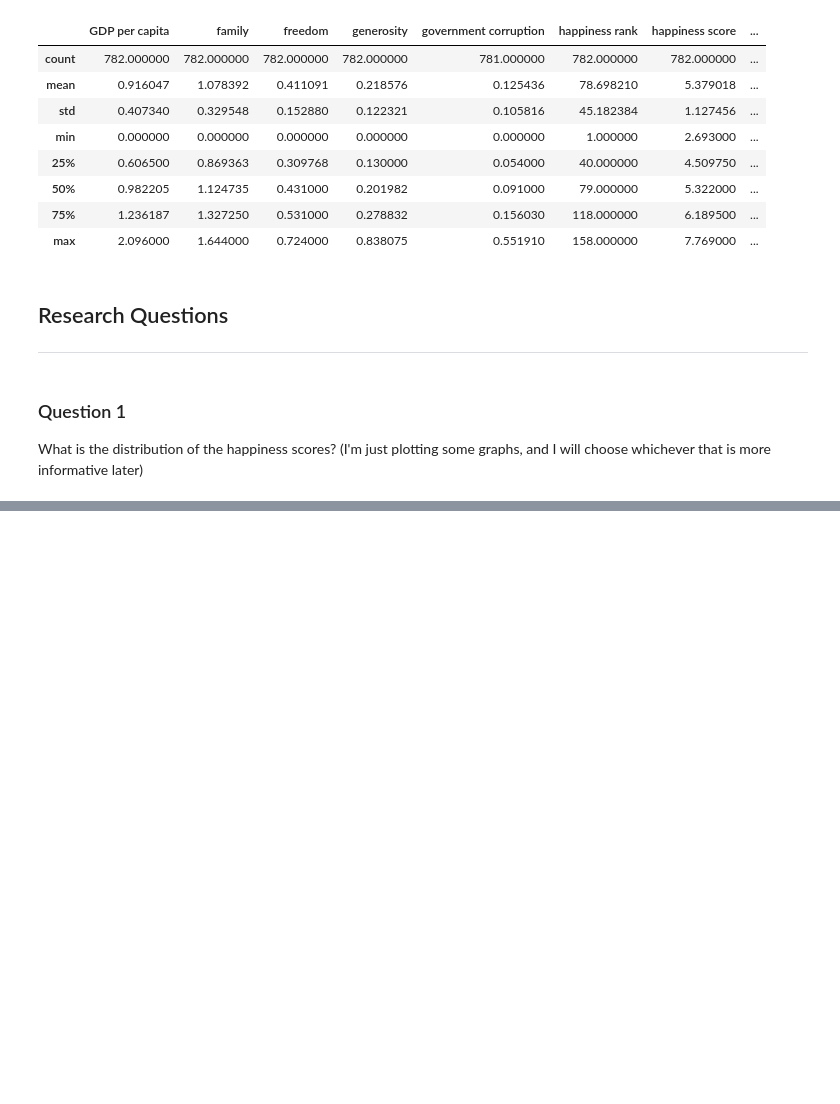
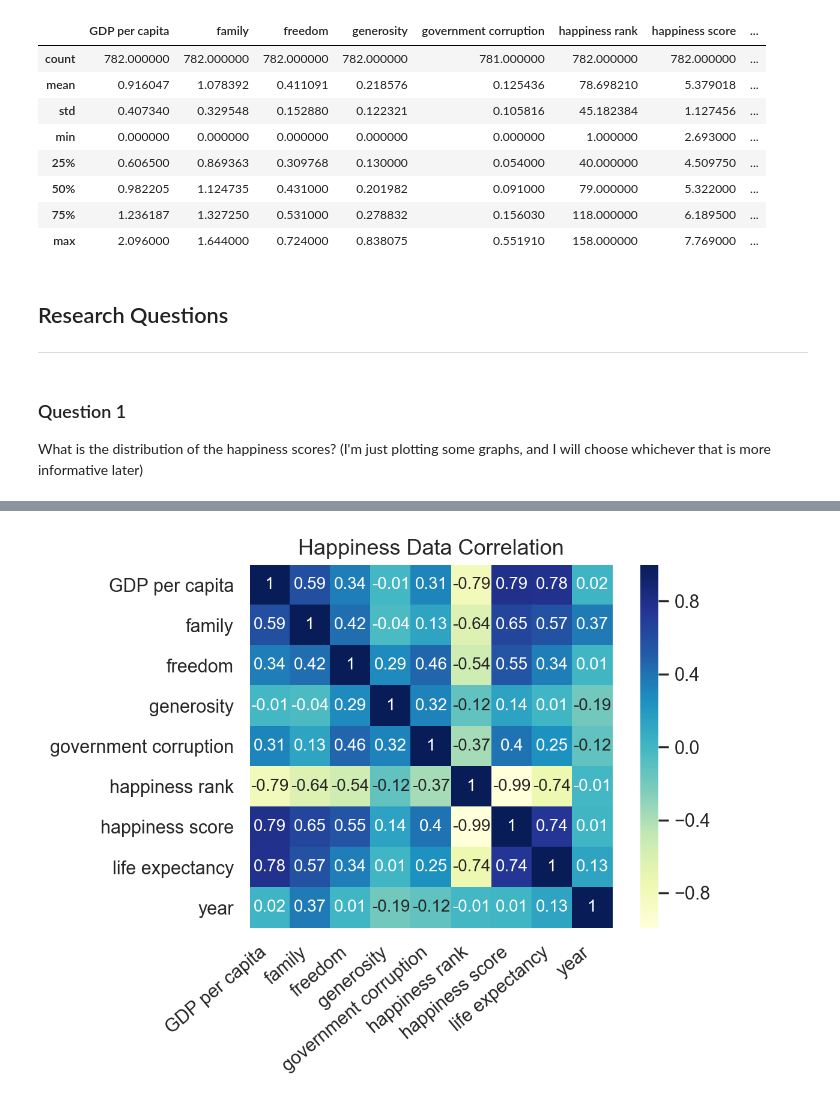
Before and after one commit to Benjaminnnnnn/CSE-163-FINAL-PROJECT, a Jupyter notebook: World_Happiness_Analysis.ipynb, the cells around one changed output, grey strips where cells are left out. Saved outputs shown, nothing was run; the diff lists cells and outputs as text; code cells hidden in the pictures; blank space fills up the shorter version.

```diff
--- a/World_Happiness_Analysis.ipynb
+++ b/World_Happiness_Analysis.ipynb
@@ -28,6 +30,7 @@ import re
 import pandas as pd
 import geopandas as gpd
 import numpy as np
+import seaborn as sns
 
 import matplotlib.pyplot as plt
 import plotly.express as px
@@ -38,6 +41,7 @@ import folium
 import descartes
 import country_converter as coco
 
+sns.set()
 %matplotlib inline
 
 import warnings
@@ -256,0 +295,15 @@ fig.show()
+# %%
+# correlation of each columns with respect another column in the happiness data
+corr = happiness_data.corr().apply(lambda x: round(x, 2))
+
+fig, ax = plt.subplots(1, 1, dpi=200)
+ax = sns.heatmap(corr, square=True, annot=True, cmap='YlGnBu')
+ax.set_xticklabels(
+    ax.get_xticklabels(),
+    rotation=40,
+    horizontalalignment='right'
+)
+ax.set_title('Happiness Data Correlation', fontsize=13)
+fig.show()
+# %% [output]
+[figure, added]
```
Also changed, not shown: parts of 3 cells of this notebook, 1 other file.
